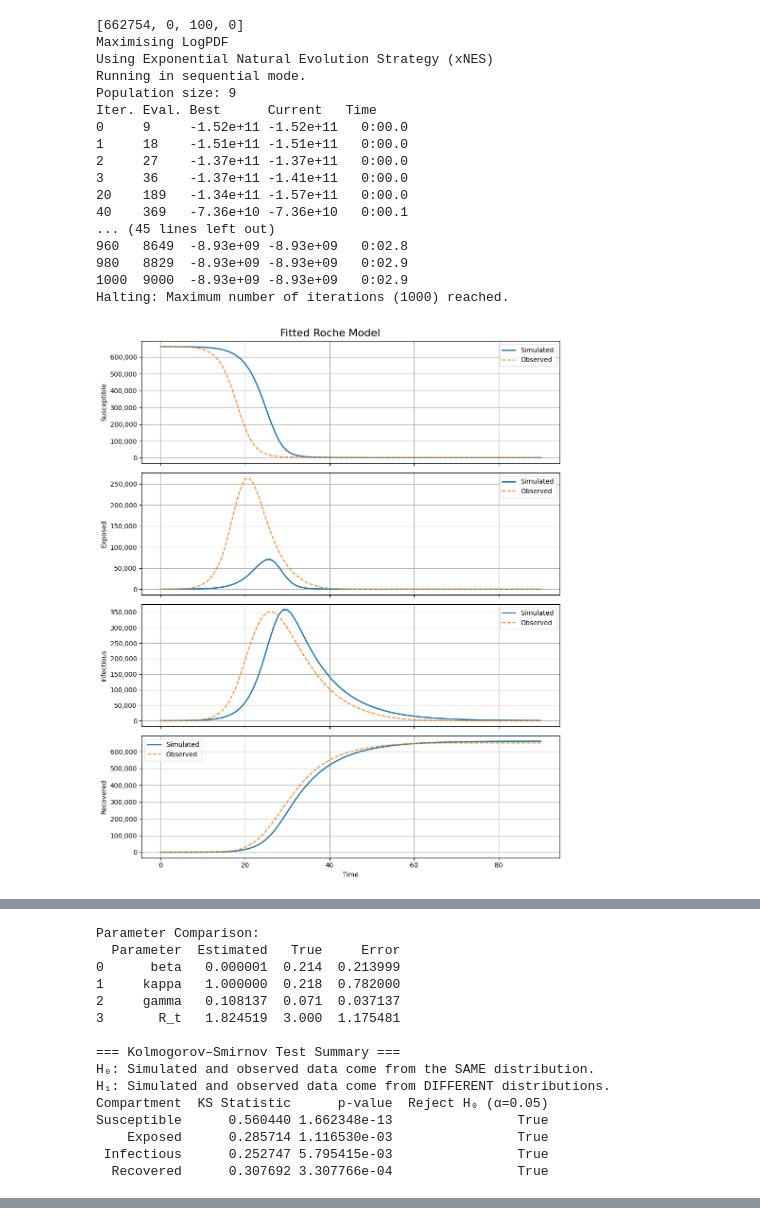
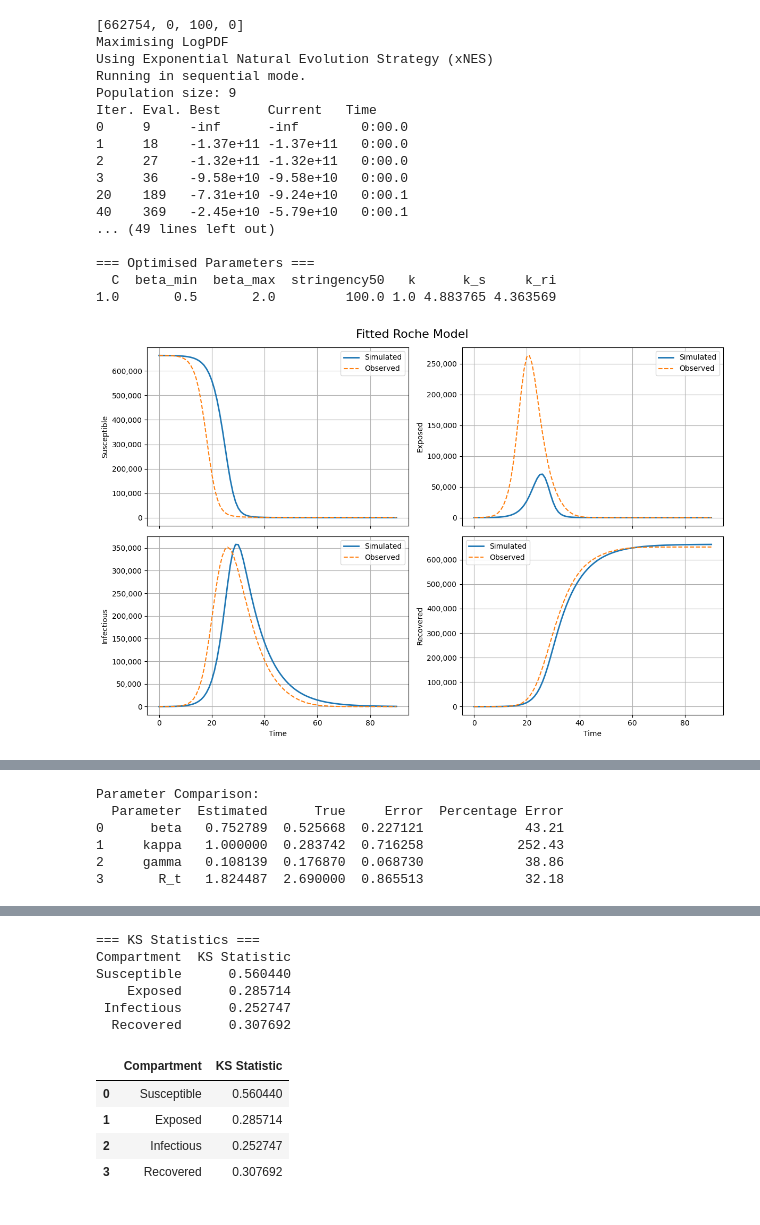
Before and after one commit to Kemuk/first_rotation, a Jupyter notebook: roche_vs_SEIR.ipynb, the cells around one changed output, grey strips where cells are left out. Cells and saved outputs as stored; diff of their text form; code cells hidden in the pictures.

```diff
--- a/roche_vs_SEIR.ipynb
+++ b/roche_vs_SEIR.ipynb
@@ -59,32 +63,32 @@ Susceptible      0.736264 3.179359e-24                True
 # %%
 # Roche model
 initial_conditions, observed = extract_initial_conditions_and_observed(filepath)
-model = RocheModel(initial_conditions)
+model = RocheModel(initial_conditions, 2.690)
 
 print(initial_conditions)
-times = np.arange(91)
+
 result = model.fit_with_pints(times, observed, x0 = [0.5, 0.5, 3.0, 50, 5, 5, 5])
 
 simulated=result["simulated"]
 
 model.compare_estimates_to_truth()
 model.ks_test_summary(observed=observed, simulated=simulated)
 # %% [output]
 [662754, 0, 100, 0]
 Maximising LogPDF
 Using Exponential Natural Evolution Strategy (xNES)
 Running in sequential mode.
 Population size: 9
 Iter. Eval. Best      Current   Time
-0     9     -1.52e+11 -1.52e+11   0:00.0
-1     18    -1.51e+11 -1.51e+11   0:00.0
-2     27    -1.37e+11 -1.37e+11   0:00.0
-3     36    -1.37e+11 -1.41e+11   0:00.0
-20    189   -1.34e+11 -1.57e+11   0:00.0
-40    369   -7.36e+10 -7.36e+10   0:00.1
-... (45 lines left out)
-960   8649  -8.93e+09 -8.93e+09   0:02.8
-980   8829  -8.93e+09 -8.93e+09   0:02.9
-1000  9000  -8.93e+09 -8.93e+09   0:02.9
-Halting: Maximum number of iterations (1000) reached.
+0     9     -inf      -inf        0:00.0
+1     18    -1.37e+11 -1.37e+11   0:00.0
+2     27    -1.32e+11 -1.32e+11   0:00.0
+3     36    -9.58e+10 -9.58e+10   0:00.0
+20    189   -7.31e+10 -9.24e+10   0:00.1
+40    369   -2.45e+10 -5.79e+10   0:00.1
+... (49 lines left out)
+
+=== Optimised Parameters ===
+  C  beta_min  beta_max  stringency50   k      k_s     k_ri
+1.0       0.5       2.0         100.0 1.0 4.883765 4.363569
-[figure, old version]
+[figure, new version]
@@ -92,15 +96,6 @@ Halting: Maximum number of iterations (1000) reached.
 Parameter Comparison:
-  Parameter  Estimated   True     Error
-0      beta   0.000001  0.214  0.213999
-1     kappa   1.000000  0.218  0.782000
-2     gamma   0.108137  0.071  0.037137
-3       R_t   1.824519  3.000  1.175481
-
-=== Kolmogorov–Smirnov Test Summary ===
-H₀: Simulated and observed data come from the SAME distribution.
-H₁: Simulated and observed data come from DIFFERENT distributions.
-Compartment  KS Statistic      p-value  Reject H₀ (α=0.05)
-Susceptible      0.560440 1.662348e-13                True
-    Exposed      0.285714 1.116530e-03                True
- Infectious      0.252747 5.795415e-03                True
-  Recovered      0.307692 3.307766e-04                True
+  Parameter  Estimated      True     Error  Percentage Error
+0      beta   0.752789  0.525668  0.227121             43.21
+1     kappa   1.000000  0.283742  0.716258            252.43
+2     gamma   0.108139  0.176870  0.068730             38.86
+3       R_t   1.824487  2.690000  0.865513             32.18
@@ -107,0 +103,11 @@ Susceptible      0.560440 1.662348e-13                True
+=== KS Statistics ===
+Compartment  KS Statistic
+Susceptible      0.560440
+    Exposed      0.285714
+ Infectious      0.252747
+  Recovered      0.307692
+|  | Compartment | KS Statistic |
+| 0 | Susceptible | 0.560440 |
+| 1 | Exposed | 0.285714 |
+| 2 | Infectious | 0.252747 |
+| 3 | Recovered | 0.307692 |
```
Also changed, not shown: parts of 24 cells of this notebook, 2 other files.
